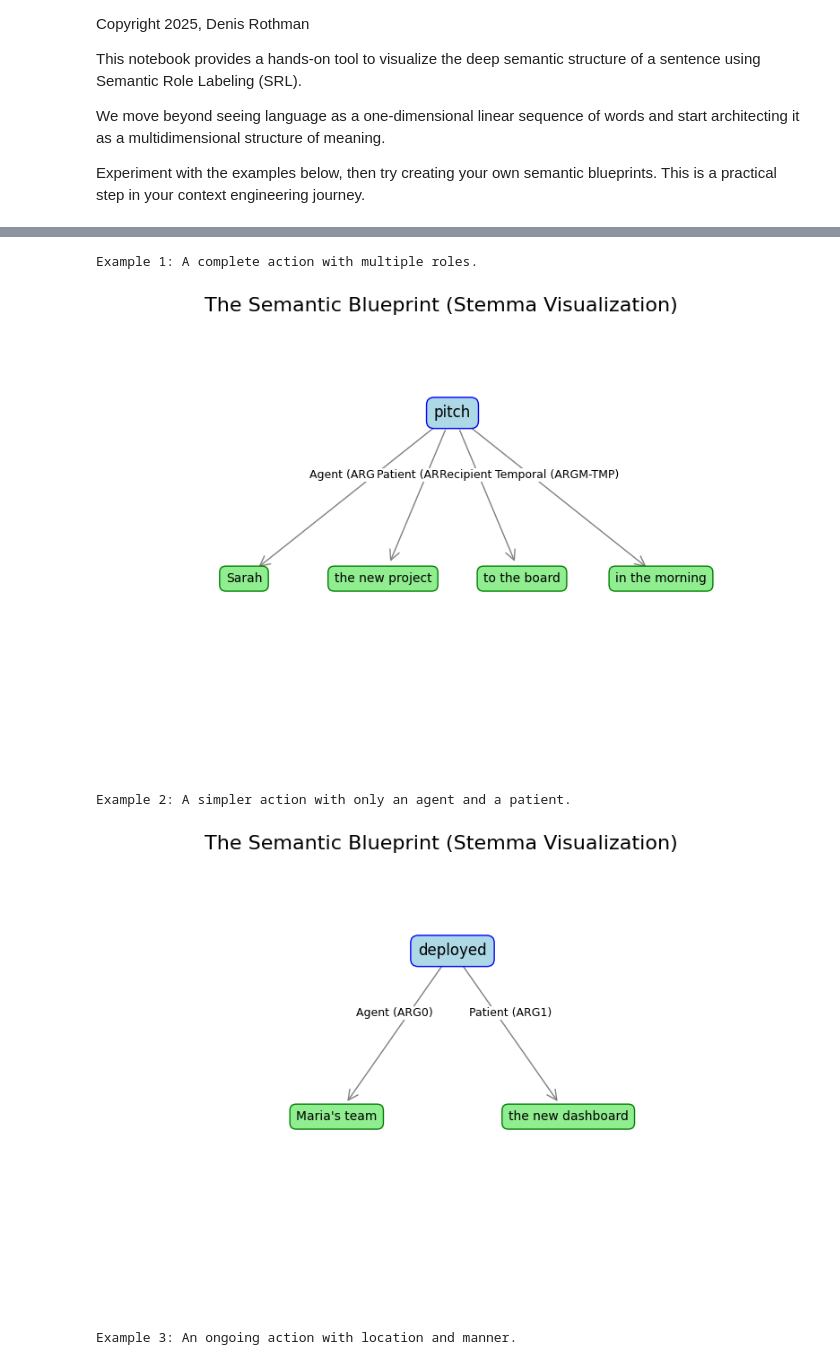
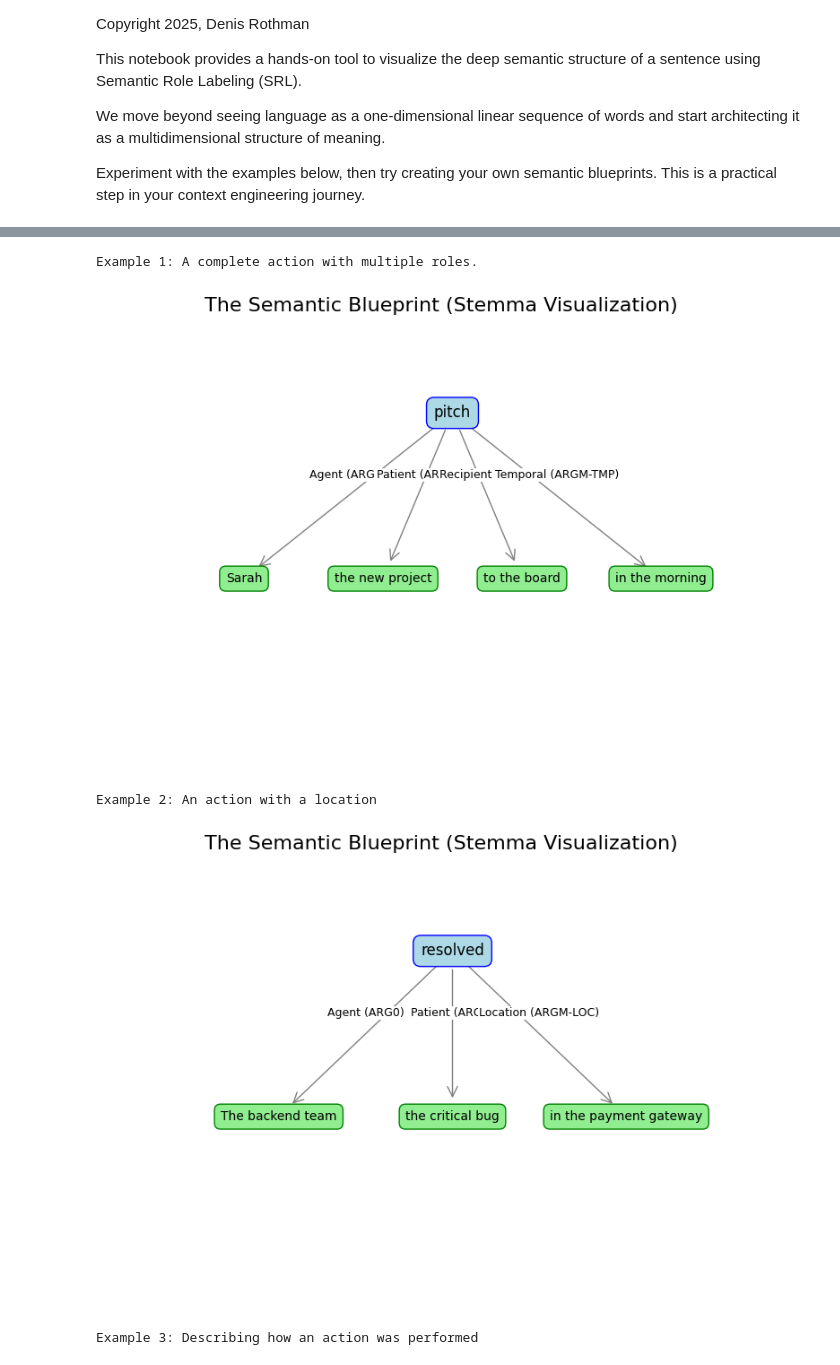
Before and after one commit to kiranraathod/Context-Engineering-for-Multi-Agent-Systems, a Jupyter notebook: Chapter01/SLR.ipynb, the cells around one changed output, grey strips where cells are left out. Drawn from its saved outputs; the diff is of its cells as text; code cells hidden in the pictures.

```diff
--- a/Chapter01/SLR.ipynb
+++ b/Chapter01/SLR.ipynb
@@ -82,35 +82,37 @@ def visualize_srl(verb, agent=None, patient=None, recipient=None, temporal=None,
 
     _plot_stemma(verb, srl_roles)
 # %%
-# --- Example 1: The full sentence structure ---
+# --- Example 1:  A complete action with multiple roles ---
 print("Example 1: A complete action with multiple roles.")
 visualize_srl(
     verb="pitch",
     agent="Sarah",
     patient="the new project",
     recipient="to the board",
     temporal="in the morning"
 )
 
-# --- Example 2: A simpler action ---
-print("\nExample 2: A simpler action with only an agent and a patient.")
+# --- Example 2: An action with a location ---
+print("\nExample 2: An action with a location")
+visualize_srl(
+    verb="resolved",
+    agent="The backend team",
+    patient="the critical bug",
+    location="in the payment gateway"
+)
+
+
+# --- Example 3: Describing how an action was performed ---
+print("\nExample 3: Describing how an action was performed")
 visualize_srl(
     verb="deployed",
     agent="Maria's team",
-    patient="the new dashboard"
+    patient="the new dashboard",
+    manner="ahead of schedule"
 )
-
-# --- Example 3: An action with different modifiers ---
-print("\nExample 3: An ongoing action with location and manner.")
-visualize_srl(
-    verb="is working",
-    agent="John",
-    location="with the vendor",
-    manner="actively"
-)
 # %% [output]
 Example 1: A complete action with multiple roles.
 [figure]
-Example 2: A simpler action with only an agent and a patient.
+Example 2: An action with a location
-[figure, old version]
+[figure, new version]
-Example 3: An ongoing action with location and manner.
+Example 3: Describing how an action was performed
```
Also changed, not shown: parts of 1 cell of this notebook.
